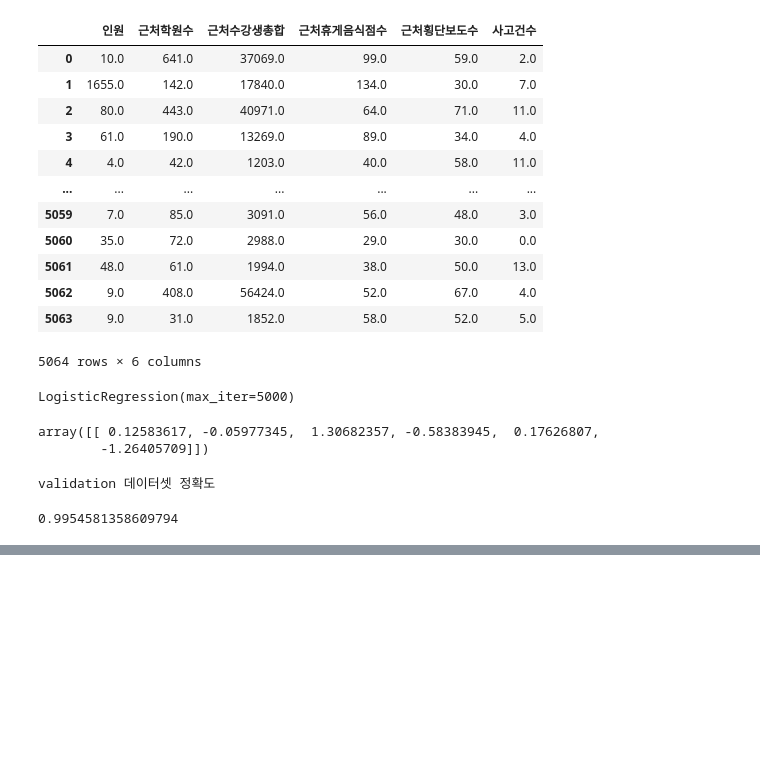
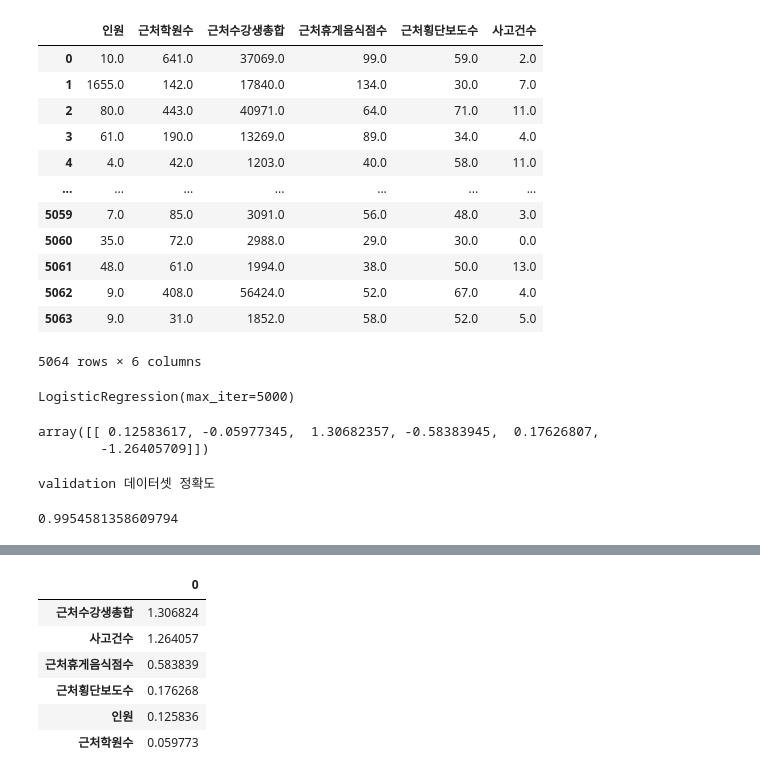
Before and after one commit to WIFI-Gwangjingu/childrensZone, a Jupyter notebook: modeling/로지스틱 회귀.ipynb, the cells around one changed output, grey strips where cells are left out. Cells and saved outputs as stored; diff of their text form; code cells hidden in the pictures; blank space fills up the shorter version.

```diff
--- a/modeling/강남구,노원구 회귀.ipynb
+++ b/modeling/로지스틱 회귀.ipynb
@@ -130,3 +130,8 @@ logistic.score(X_train_sclaed, y_train)
 # %% [output]
 validation 데이터셋 정확도
 0.9954581358609794
+# %%
+model_coef = pd.Series((logistic.coef_[0]), feature).sort_values(ascending=False)
+print(model_coef)
+
+# 회귀 계수의 절대값이 클 수 록  라벨 결정에 큰 영향을 미침.
@@ -132,0 +153,11 @@ validation 데이터셋 정확도
+# %%
+weight = pd.DataFrame(value,label)
+weight
+# %% [output]
+|  | 0 |
+| 근처수강생총합 | 1.306824 |
+| 사고건수 | 1.264057 |
+| 근처휴게음식점수 | 0.583839 |
+| 근처횡단보도수 | 0.176268 |
+| 인원 | 0.125836 |
+| 근처학원수 | 0.059773 |
```
Also changed, not shown: parts of 8 cells of this notebook, 3 other files.
